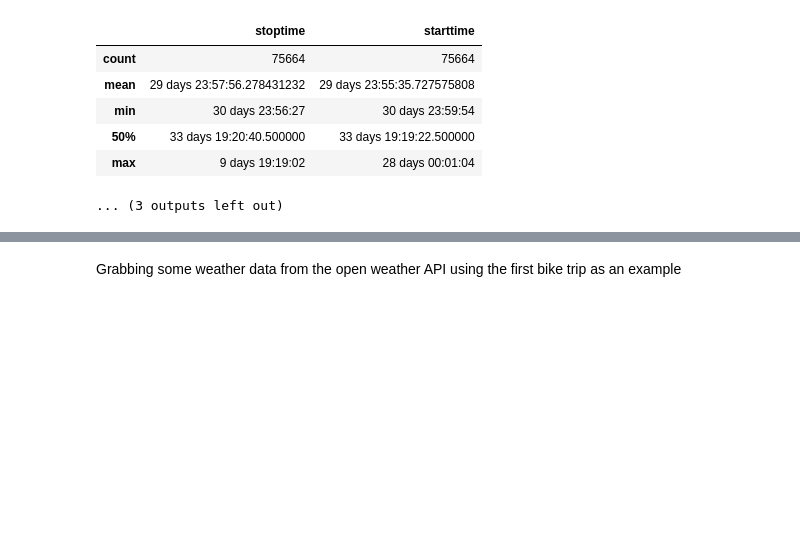
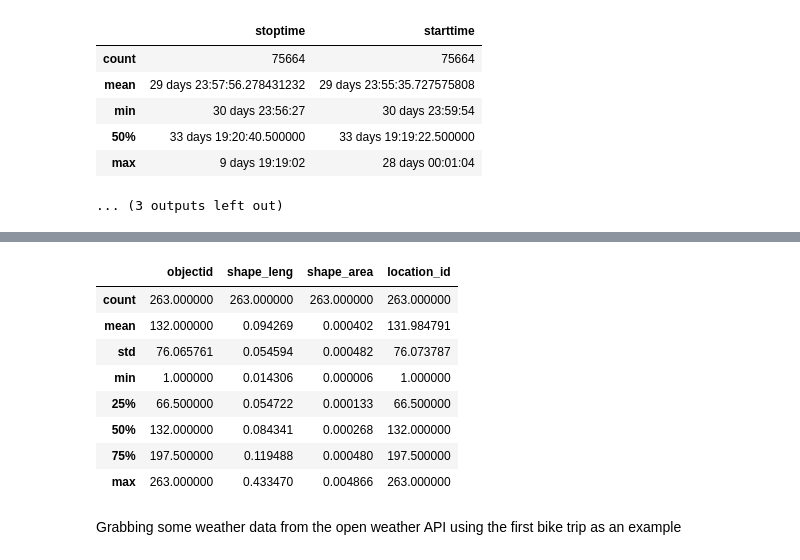
Before and after one commit to jeff-abe-98/Taxi-Trips, a Jupyter notebook: Data_Exploration.ipynb, the cells around one changed output, grey strips where cells are left out. Cells and saved outputs as stored; diff of their text form; code cells hidden in the pictures; blank space fills up the shorter version.

```diff
--- a/Data_Exploration.ipynb
+++ b/Data_Exploration.ipynb
@@ -298,6 +298,18 @@ zones.head()
 | 2 | 3 | 0.084341 | {'type': 'MultiPolygon', 'coordin... | 0.000314 | Allerton/Pelham Gardens | 3 | Bronx |
 | 3 | 4 | 0.043567 | {'type': 'MultiPolygon', 'coordin... | 0.000112 | Alphabet City | 4 | Manhattan |
 | 4 | 5 | 0.092146 | {'type': 'MultiPolygon', 'coordin... | 0.000498 | Arden Heights | 5 | Staten Island |
+# %%
+zones.describe()
+# %% [output]
+|  | objectid | shape_leng | shape_area | location_id |
+| count | 263.000000 | 263.000000 | 263.000000 | 263.000000 |
+| mean | 132.000000 | 0.094269 | 0.000402 | 131.984791 |
+| std | 76.065761 | 0.054594 | 0.000482 | 76.073787 |
+| min | 1.000000 | 0.014306 | 0.000006 | 1.000000 |
+| 25% | 66.500000 | 0.054722 | 0.000133 | 66.500000 |
+| 50% | 132.000000 | 0.084341 | 0.000268 | 132.000000 |
+| 75% | 197.500000 | 0.119488 | 0.000480 | 197.500000 |
+| max | 263.000000 | 0.433470 | 0.004866 | 263.000000 |
 # %% [markdown]
 Grabbing some weather data from the open weather API using the first bike trip as an example
 # %%
```
Also changed, not shown: parts of 1 cell of this notebook.
